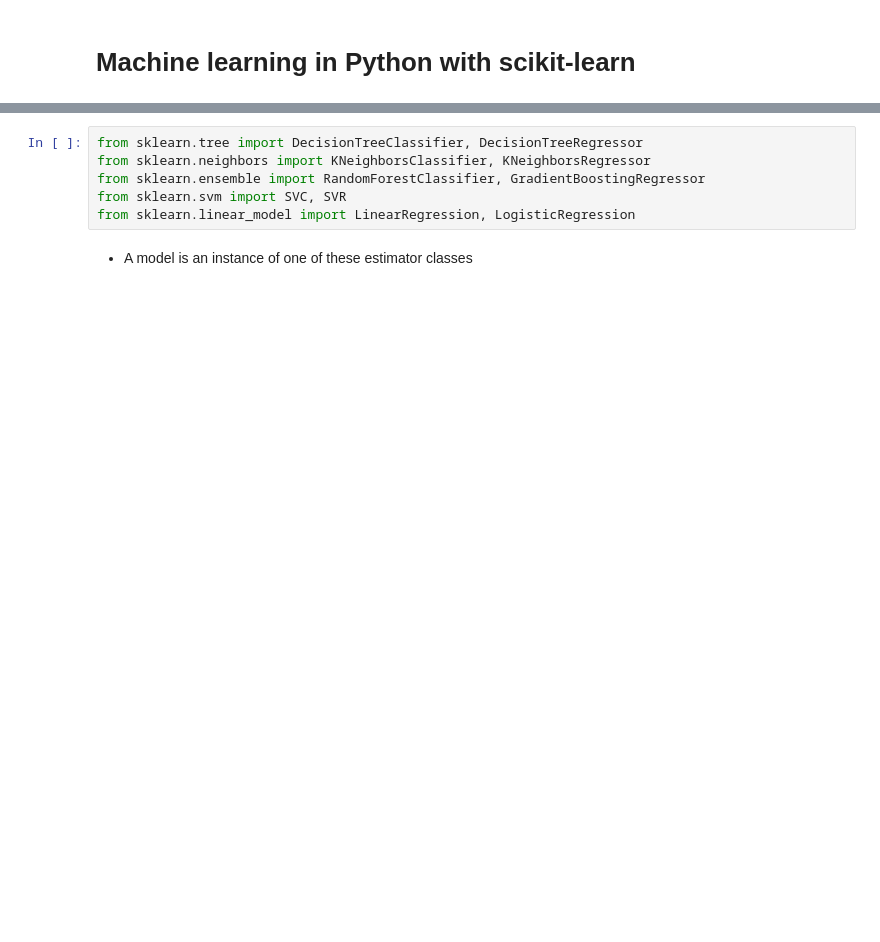
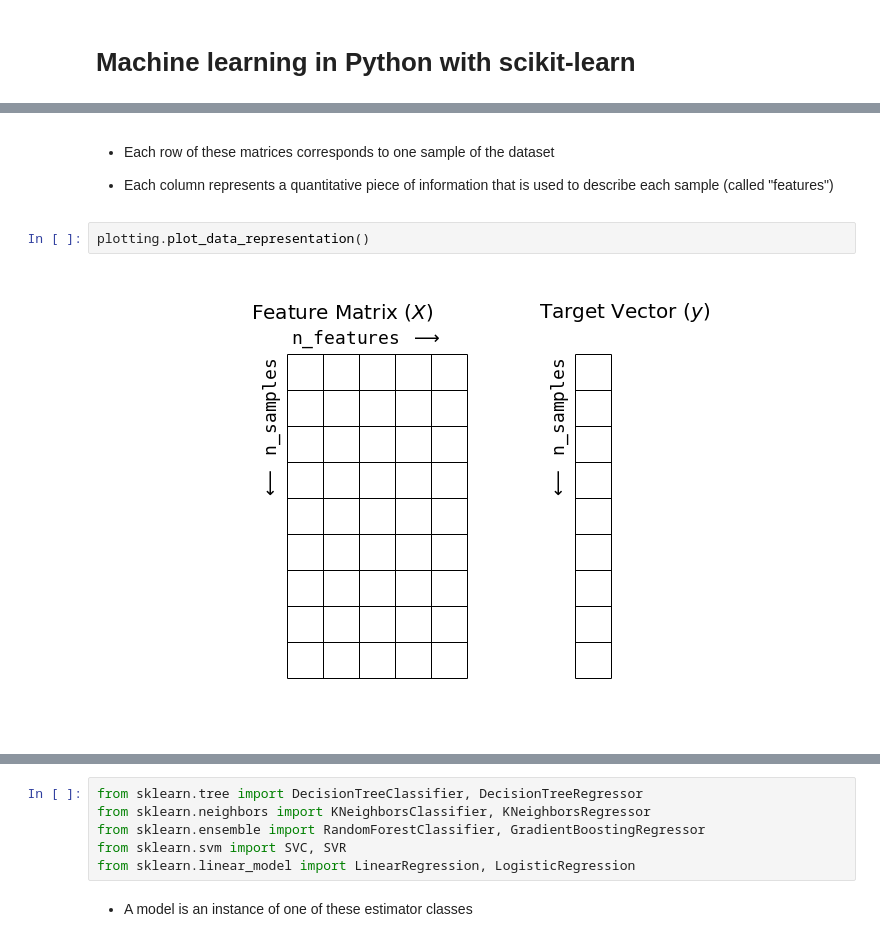
Before and after one commit to jrbourbeau/madpy-ml-sklearn-2018, a Jupyter notebook: machine-learning-sklearn-madpy.ipynb, the cells around one changed output, grey strips where cells are left out. Drawn from its saved outputs; the diff is of its cells as text; blank space fills up the shorter version.

```diff
--- a/machine-learning-sklearn-madpy.ipynb
+++ b/machine-learning-sklearn-madpy.ipynb
@@ -178 +128,9 @@ Image source: <a href="https://github.com/jakevdp/PythonDataScienceHandbook">Pyt
+# %% [markdown]
+- Each row of these matrices corresponds to one sample of the dataset
+
+- Each column represents a quantitative piece of information that is used to describe each sample (called "features")
+# %%
+plotting.plot_data_representation()
+# %% [output]
+[figure, added]
 # %% [markdown]
```
Also changed, not shown: parts of 98 cells of this notebook, 20 other files.
